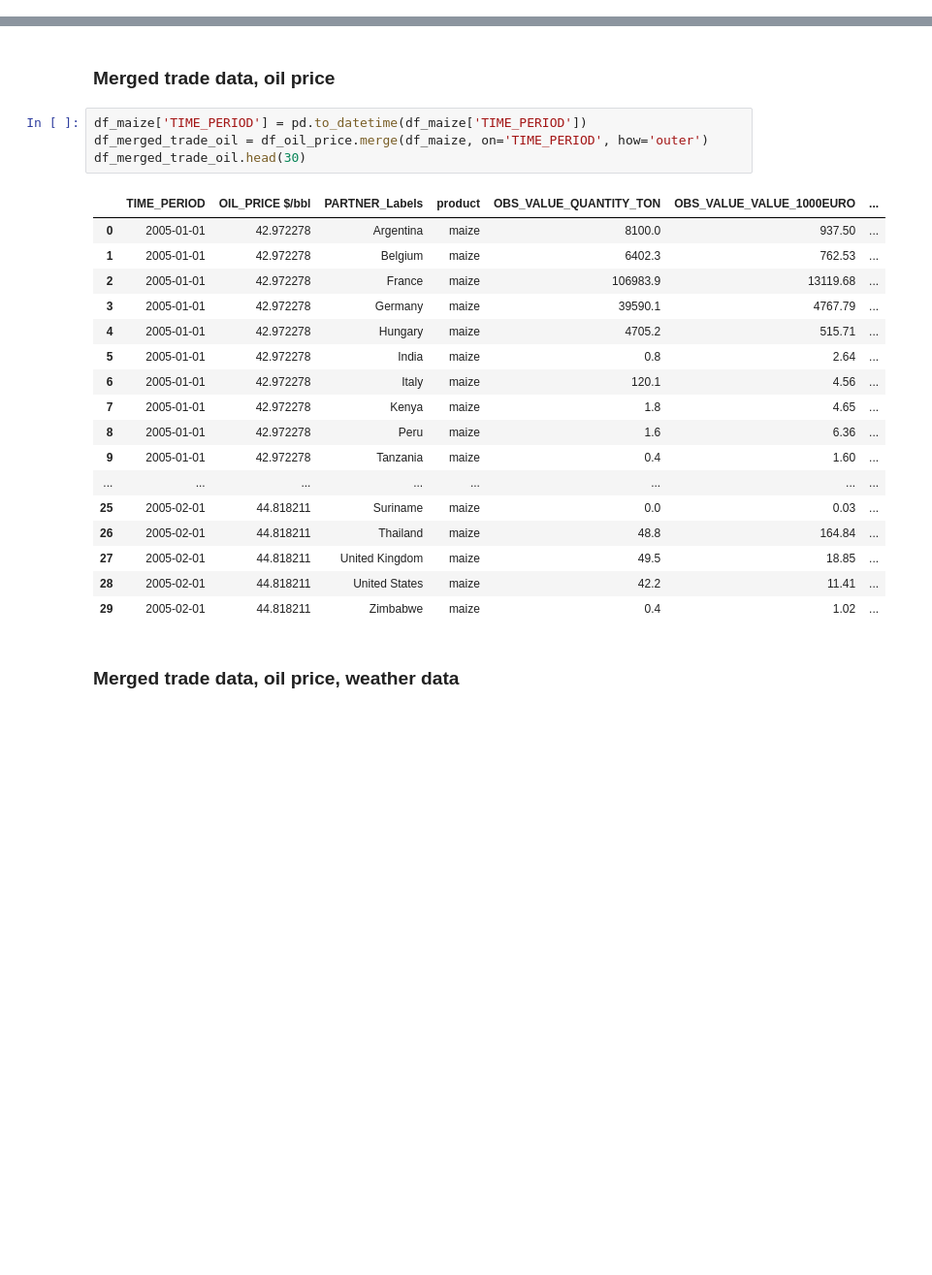
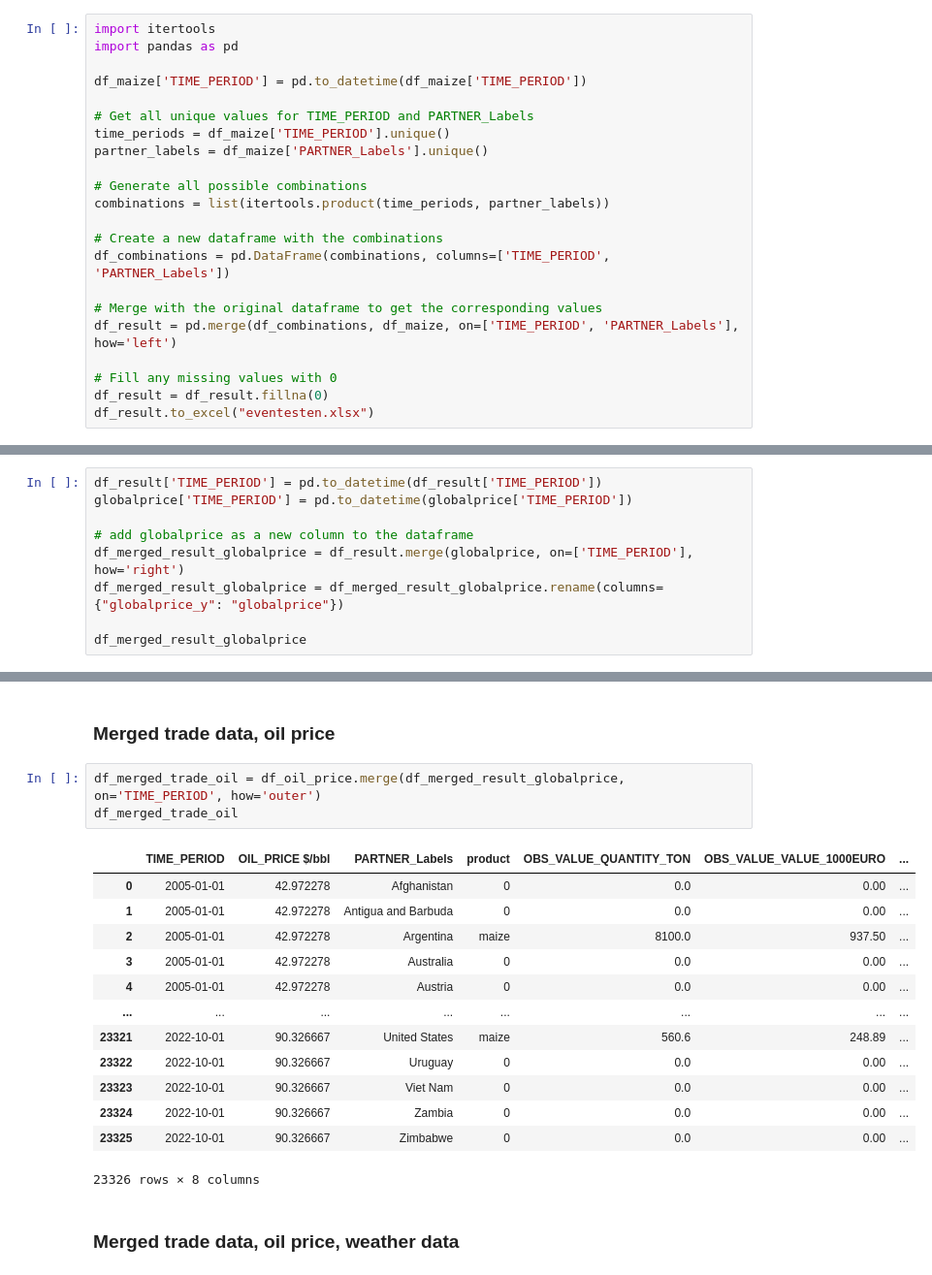
Before and after one commit to Gogonemnem/erasmus-university-rotterdam-assignments, a Jupyter notebook: code/notebooks/Bas/MAIZE - Data cleaning - full dataframe.ipynb, the cells around one changed output, grey strips where cells are left out. Shown at 97% size. Cells and saved outputs as stored; diff of their text form; blank space fills up the shorter version.

```diff
--- a/code/notebooks/Bas/MAIZE - Data cleaning - full dataframe.ipynb
+++ b/code/notebooks/Bas/MAIZE - Data cleaning - full dataframe.ipynb
@@ -306,0 +526,22 @@ df_macroeconomic
+# %%
+import itertools
+import pandas as pd
+
+df_maize['TIME_PERIOD'] = pd.to_datetime(df_maize['TIME_PERIOD'])
+
+# Get all unique values for TIME_PERIOD and PARTNER_Labels
+time_periods = df_maize['TIME_PERIOD'].unique()
+partner_labels = df_maize['PARTNER_Labels'].unique()
+
+# Generate all possible combinations
+combinations = list(itertools.product(time_periods, partner_labels))
+
+# Create a new dataframe with the combinations
+df_combinations = pd.DataFrame(combinations, columns=['TIME_PERIOD', 'PARTNER_Labels'])
+
+# Merge with the original dataframe to get the corresponding values
+df_result = pd.merge(df_combinations, df_maize, on=['TIME_PERIOD', 'PARTNER_Labels'], how='left')
+
+# Fill any missing values with 0
+df_result = df_result.fillna(0)
+df_result.to_excel("eventesten.xlsx")
@@ -306,0 +550,9 @@ df_macroeconomic
+# %%
+df_result['TIME_PERIOD'] = pd.to_datetime(df_result['TIME_PERIOD'])
+globalprice['TIME_PERIOD'] = pd.to_datetime(globalprice['TIME_PERIOD'])
+
+# add globalprice as a new column to the dataframe
+df_merged_result_globalprice = df_result.merge(globalprice, on=['TIME_PERIOD'], how='right')
+df_merged_result_globalprice = df_merged_result_globalprice.rename(columns={"globalprice_y": "globalprice"})
+
+df_merged_result_globalprice
@@ -307,27 +573,22 @@ df_macroeconomic
 # %% [markdown]
 ### Merged trade data, oil price
 # %%
-df_maize['TIME_PERIOD'] = pd.to_datetime(df_maize['TIME_PERIOD'])
-df_merged_trade_oil = df_oil_price.merge(df_maize, on='TIME_PERIOD', how='outer')
-df_merged_trade_oil.head(30)
+df_merged_trade_oil = df_oil_price.merge(df_merged_result_globalprice, on='TIME_PERIOD', how='outer')
+df_merged_trade_oil
 # %% [output]
 |  | TIME_PERIOD | OIL_PRICE $/bbl | PARTNER_Labels | product | OBS_VALUE_QUANTITY_TON | OBS_VALUE_VALUE_1000EURO | ... |
-| 0 | 2005-01-01 | 42.972278 | Argentina | maize | 8100.0 | 937.50 | ... |
-| 1 | 2005-01-01 | 42.972278 | Belgium | maize | 6402.3 | 762.53 | ... |
-| 2 | 2005-01-01 | 42.972278 | France | maize | 106983.9 | 13119.68 | ... |
-| 3 | 2005-01-01 | 42.972278 | Germany | maize | 39590.1 | 4767.79 | ... |
-| 4 | 2005-01-01 | 42.972278 | Hungary | maize | 4705.2 | 515.71 | ... |
-| 5 | 2005-01-01 | 42.972278 | India | maize | 0.8 | 2.64 | ... |
-| 6 | 2005-01-01 | 42.972278 | Italy | maize | 120.1 | 4.56 | ... |
-| 7 | 2005-01-01 | 42.972278 | Kenya | maize | 1.8 | 4.65 | ... |
-| 8 | 2005-01-01 | 42.972278 | Peru | maize | 1.6 | 6.36 | ... |
-| 9 | 2005-01-01 | 42.972278 | Tanzania | maize | 0.4 | 1.60 | ... |
+| 0 | 2005-01-01 | 42.972278 | Afghanistan | 0 | 0.0 | 0.00 | ... |
+| 1 | 2005-01-01 | 42.972278 | Antigua and Barbuda | 0 | 0.0 | 0.00 | ... |
+| 2 | 2005-01-01 | 42.972278 | Argentina | maize | 8100.0 | 937.50 | ... |
+| 3 | 2005-01-01 | 42.972278 | Australia | 0 | 0.0 | 0.00 | ... |
+| 4 | 2005-01-01 | 42.972278 | Austria | 0 | 0.0 | 0.00 | ... |
 | ... | ... | ... | ... | ... | ... | ... | ... |
-| 25 | 2005-02-01 | 44.818211 | Suriname | maize | 0.0 | 0.03 | ... |
-| 26 | 2005-02-01 | 44.818211 | Thailand | maize | 48.8 | 164.84 | ... |
-| 27 | 2005-02-01 | 44.818211 | United Kingdom | maize | 49.5 | 18.85 | ... |
-| 28 | 2005-02-01 | 44.818211 | United States | maize | 42.2 | 11.41 | ... |
-| 29 | 2005-02-01 | 44.818211 | Zimbabwe | maize | 0.4 | 1.02 | ... |
+| 23321 | 2022-10-01 | 90.326667 | United States | maize | 560.6 | 248.89 | ... |
+| 23322 | 2022-10-01 | 90.326667 | Uruguay | 0 | 0.0 | 0.00 | ... |
+| 23323 | 2022-10-01 | 90.326667 | Viet Nam | 0 | 0.0 | 0.00 | ... |
+| 23324 | 2022-10-01 | 90.326667 | Zambia | 0 | 0.0 | 0.00 | ... |
+| 23325 | 2022-10-01 | 90.326667 | Zimbabwe | 0 | 0.0 | 0.00 | ... |
+23326 rows × 8 columns
 # %% [markdown]
 ### Merged trade data, oil price, weather data
 # %%
```
Also changed, not shown: parts of 60 cells of this notebook, 25 other files.
